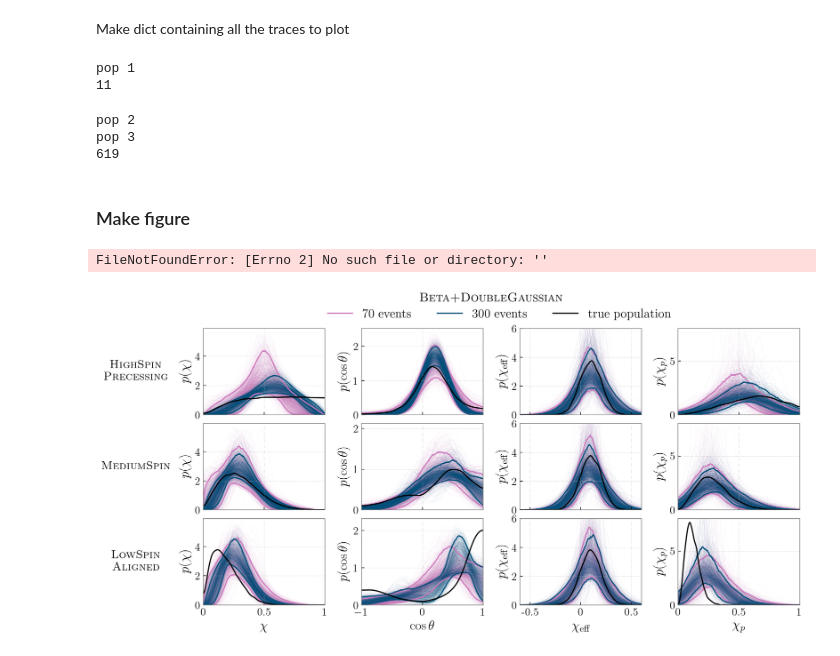
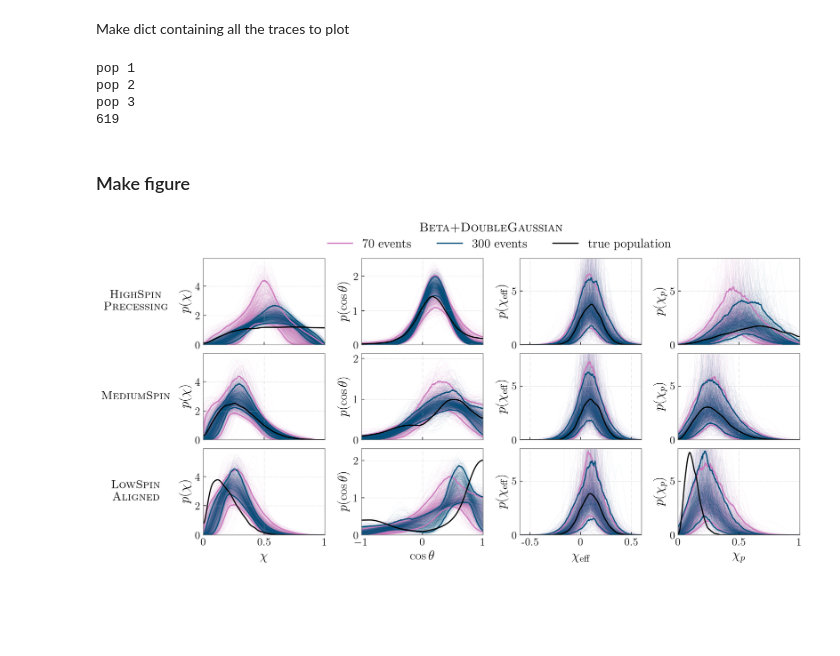
Before and after one commit to simonajmiller/measuring-bbh-component-spin, a Jupyter notebook: Figures/make_figure_02.ipynb, the cells around one changed output. Cells and saved outputs as stored; diff of their text form; code cells hidden in the pictures; blank space fills up the shorter version.

Commit message:
renamed Figures

```diff
--- a/Figures/make_figure_02.ipynb
+++ b/Figures/make_figure_02.ipynb
@@ -142,10 +142,10 @@ for pop in pops:
             chi_effs, chi_ps = draw_chiEffs_and_chiPs_betaDoubleGauss(mu_chi, sigma_chi, mu1_cost, sigma1_cost, mu2_cost, sigma2_cost, MF_cost, Bq,
                                                                       mCut=8, n=500)
 
-            chieff_kde = gaussian_kde(chi_effs, bw_method=1.0)
+            chieff_kde = gaussian_kde(chi_effs, bw_method=0.5)
             p_chieff[i,:] = chieff_kde(chieff_grid)
 
-            chip_kde = gaussian_kde(chi_ps, bw_method=1.0)
+            chip_kde = gaussian_kde(chi_ps, bw_method=0.5)
             p_chip[i,:] = chip_kde(chip_grid)
 
         # Add to dict
@@ -154,10 +154,9 @@ for pop in pops:
     traces_dict[pop_key] = traces_pop
 # %% [output]
 pop 1
-11
+pop 2
+pop 3
+619
-pop 2
-pop 3
-619
 # %% [markdown]
 ### Make figure
 # %%
@@ -260,35 +259,34 @@ for a in axes.T[0]:
 for a in axes.T[1]:
     a.set_ylim(0, )
 for a in axes.T[2]:
-    a.set_ylim(0,6)
+    a.set_ylim(0,8)
 for a in axes.T[3]:
     a.set_ylim(0,8)
 
 # Add legend
 axes[0][0].legend(bbox_to_anchor=(0.98, 1.04, 1., .102), loc='lower left',ncol=3, borderaxespad=0., fontsize=16)
 for ax in axes:
     for a in ax:
         a.grid(ls=':', color='silver', lw=0.5)
 
 plt.subplots_adjust(hspace=0.1, wspace=0.3)
 
 plt.suptitle(r'$\mathrm{\textsc{Beta+DoubleGaussian}}$', fontsize=16, y=0.98)
 
 for ax in axes:
     for a in ax:
         a.spines['bottom'].set_color('gray')
         a.spines['top'].set_color('gray')
         a.spines['right'].set_color('gray')
         a.spines['left'].set_color('gray')
 
 
 axes[2][0].set_xticklabels([int(0), 0.5, int(1)])
 axes[2][2].set_xticks([-0.5, int(0), 0.5])
 axes[2][2].set_xticklabels([-0.5, int(0), 0.5])
 axes[2][3].set_xticklabels([int(0), 0.5, int(1)])
 
 plt.savefig('figure_02.pdf',bbox_inches='tight')
 plt.show()
 # %% [output]
-FileNotFoundError: [Errno 2] No such file or directory: ''
-[figure, old version]
+[figure, new version]
```
Also changed, not shown: 7 other files.
